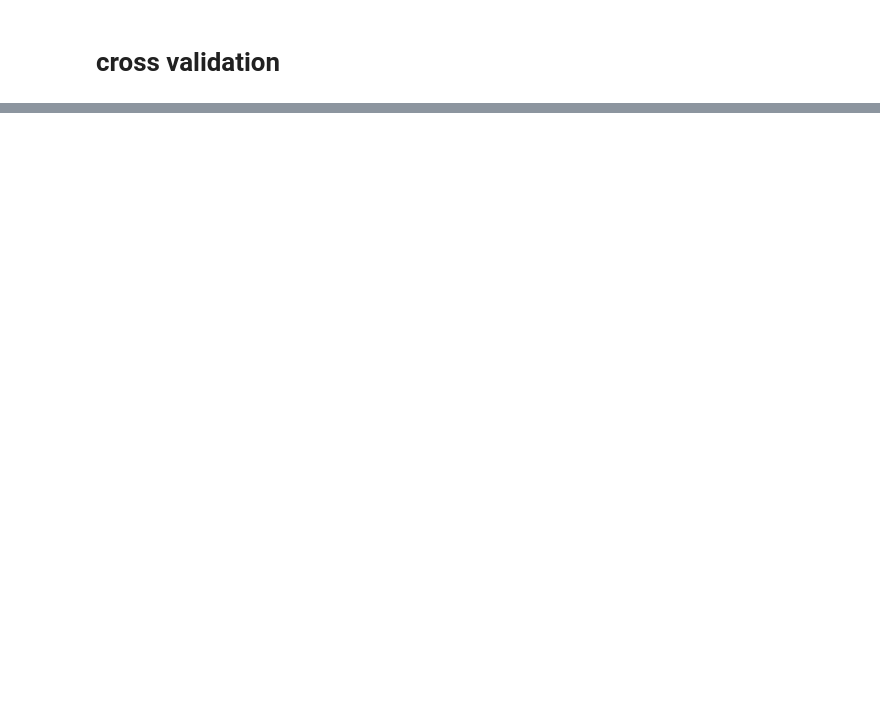
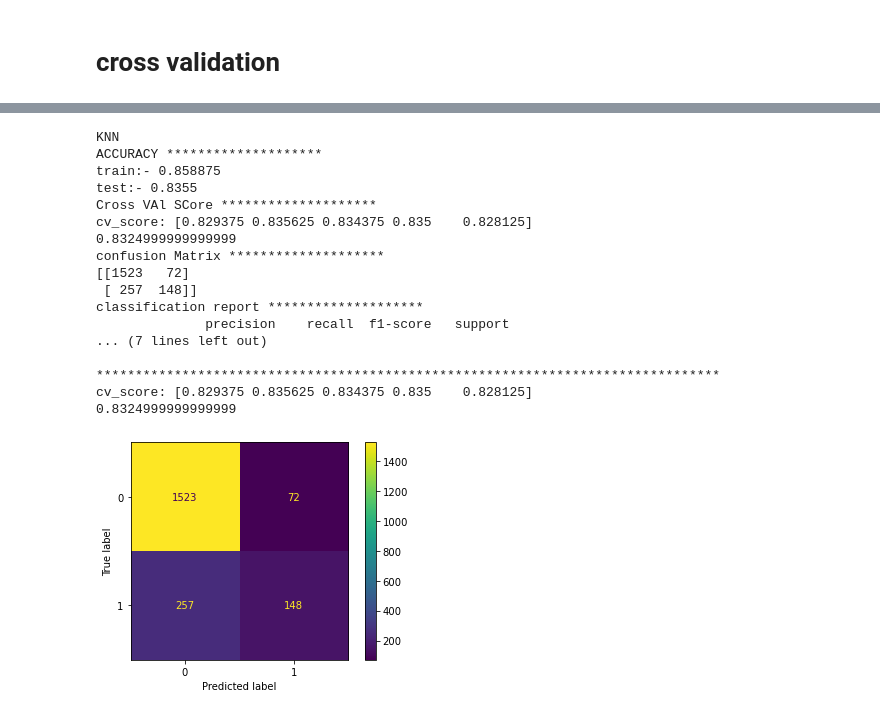
Before and after one commit to deep9893/Classification-Algorithms-, a Jupyter notebook: ANN classification .ipynb, the cells around one changed output, grey strips where cells are left out. Saved outputs shown, nothing was run; the diff lists cells and outputs as text; code cells hidden in the pictures; blank space fills up the shorter version.

```diff
--- a/ANN classification .ipynb
+++ b/ANN classification .ipynb
@@ -257,0 +448,29 @@ hpt.best_score_
+# %%
+#KNN
+print('KNN')
+model5=KNeighborsClassifier(n_neighbors=9, p=1,weights='uniform',algorithm='auto')
+ML_models(model5)
+print('*'*80)
+
+name='Knn'
+#creating a comparison between models
+modelcomparison(model5,name)
+# %% [output]
+KNN
+ACCURACY ********************
+train:- 0.858875
+test:- 0.8355
+Cross VAl SCore ********************
+cv_score: [0.829375 0.835625 0.834375 0.835    0.828125]
+0.8324999999999999
+confusion Matrix ********************
+[[1523   72]
+ [ 257  148]]
+classification report ********************
+              precision    recall  f1-score   support
+... (7 lines left out)
+
+********************************************************************************
+cv_score: [0.829375 0.835625 0.834375 0.835    0.828125]
+0.8324999999999999
+[figure, added]
```
Also changed, not shown: parts of 35 cells of this notebook.
